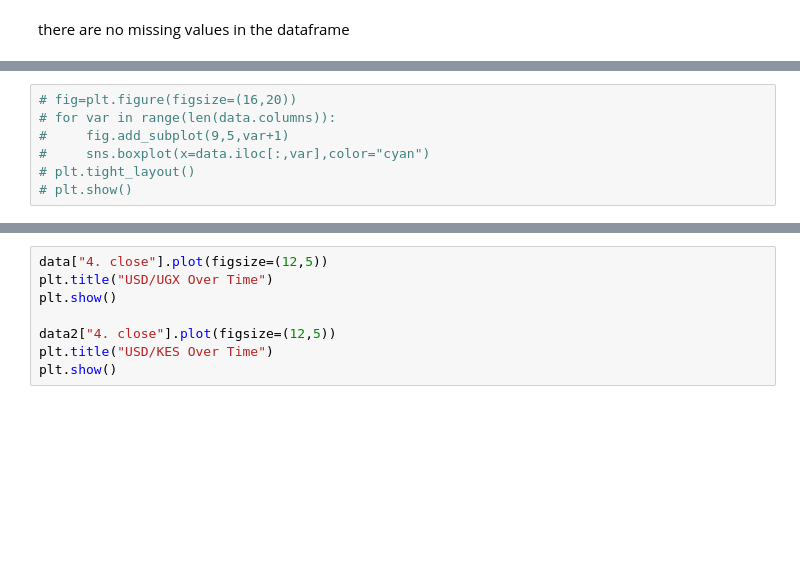
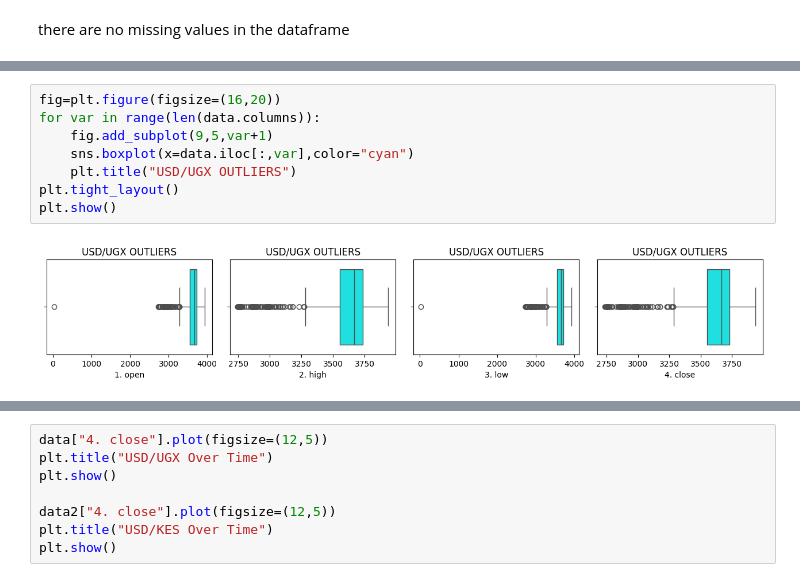
Before and after one commit to memmar1/Project, a Jupyter notebook: Forex.ipynb, the cells around one changed output, grey strips where cells are left out. Cells and saved outputs as stored; diff of their text form; blank space fills up the shorter version.

```diff
--- a/Forex.ipynb
+++ b/Forex.ipynb
@@ -108,7 +104,10 @@ data.describe()
 # %%
-# fig=plt.figure(figsize=(16,20))
-# for var in range(len(data.columns)):
-#     fig.add_subplot(9,5,var+1)
-#     sns.boxplot(x=data.iloc[:,var],color="cyan")
-# plt.tight_layout()
-# plt.show()
+fig=plt.figure(figsize=(16,20))
+for var in range(len(data.columns)):
+    fig.add_subplot(9,5,var+1)
+    sns.boxplot(x=data.iloc[:,var],color="cyan")
+    plt.title("USD/UGX OUTLIERS")
+plt.tight_layout()
+plt.show()
+# %% [output]
+[figure, added]
```
Also changed, not shown: parts of 13 cells of this notebook.
